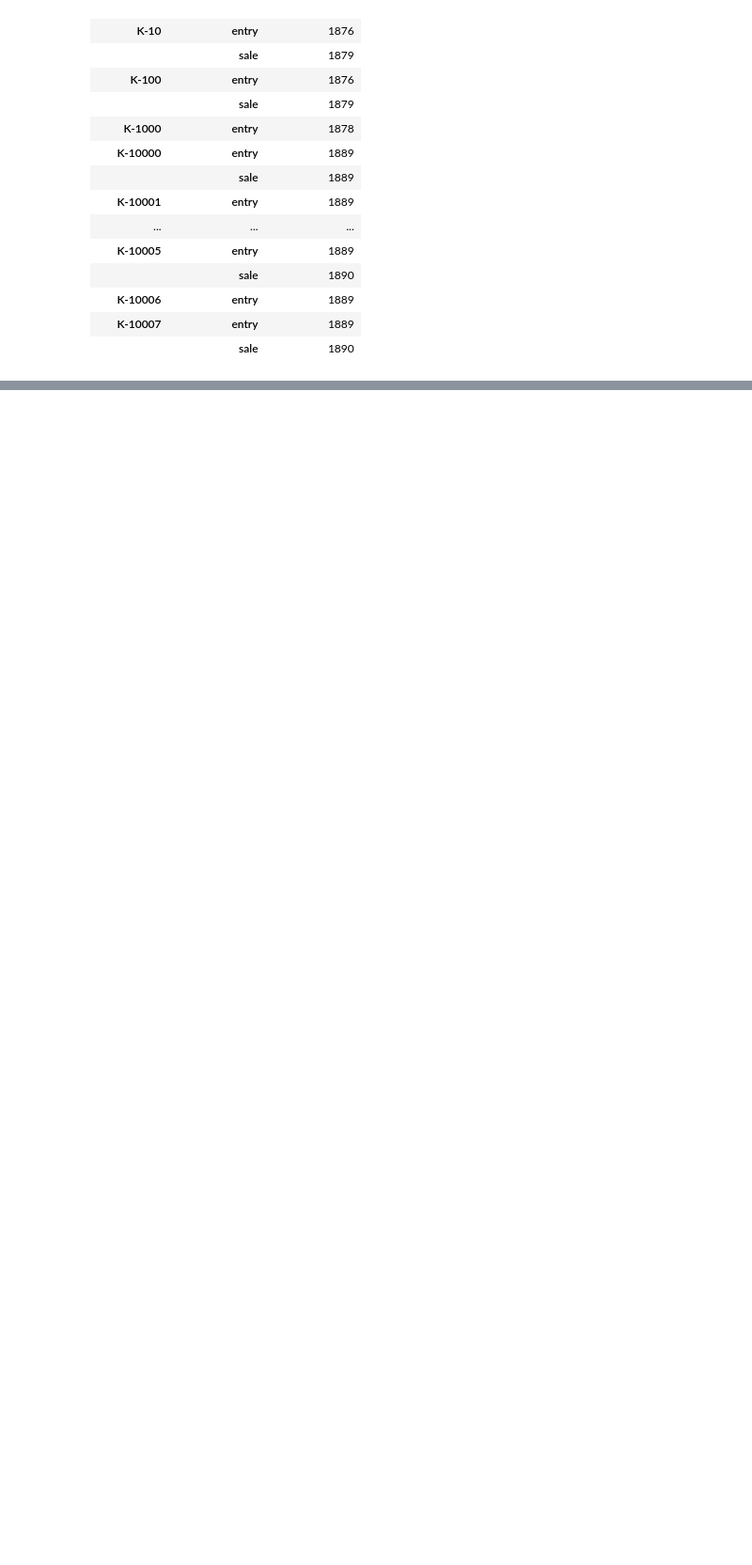
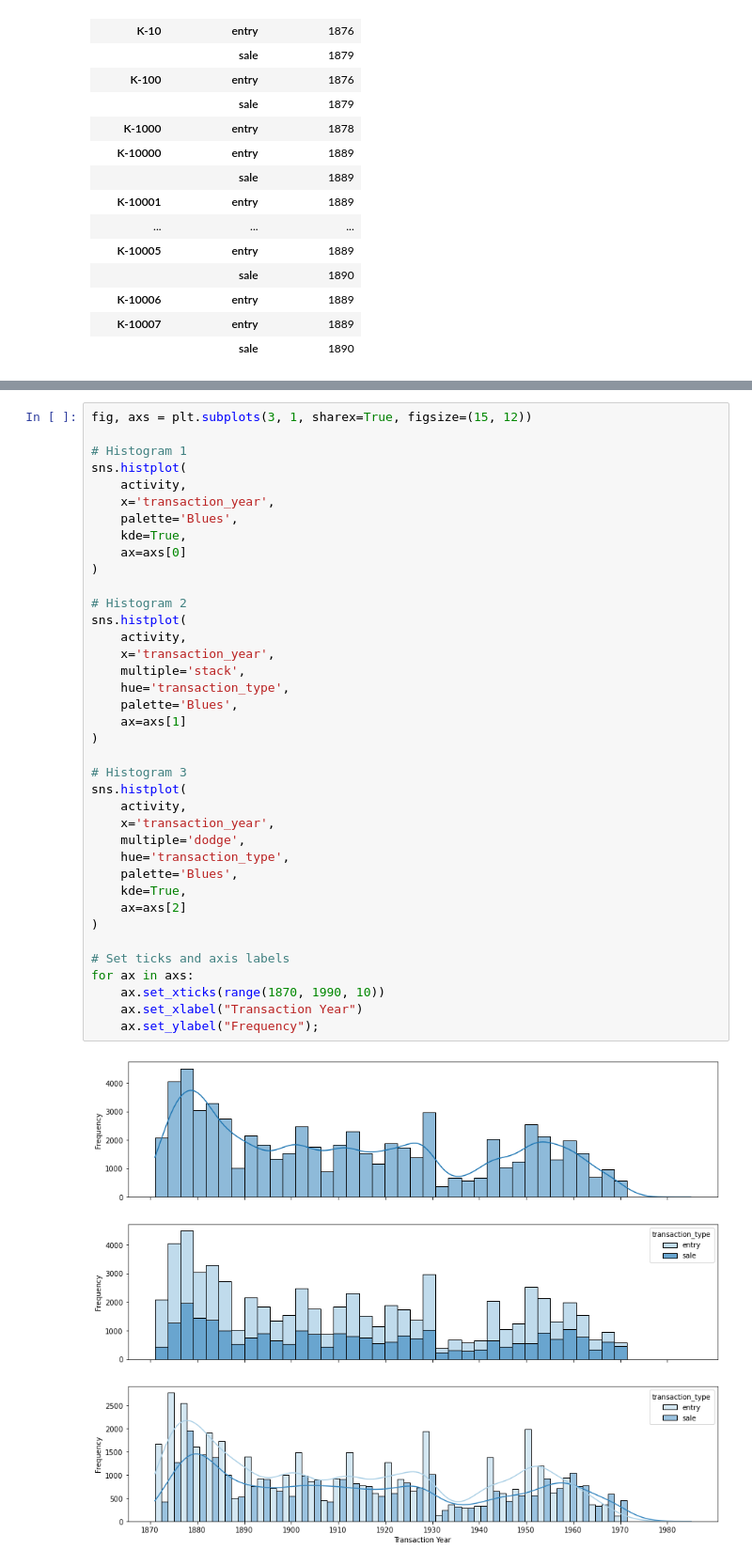
Before and after one commit to zrottman/data-exploration, a Jupyter notebook: knoedler/knoedler_01_active-years.ipynb, the cells around one changed output, grey strips where cells are left out. Shown: that part at 94% size. Drawn from its saved outputs; the diff is of its cells as text; blank space fills up the shorter version.

```diff
--- a/knoedler/knoedler_01_active-years.ipynb
+++ b/knoedler/knoedler_01_active-years.ipynb
@@ -221 +175,41 @@ plt.ylabel("Freequency");
+# %%
+fig, axs = plt.subplots(3, 1, sharex=True, figsize=(15, 12))
+
+# Histogram 1
+sns.histplot(
+    activity,
+    x='transaction_year',
+    palette='Blues',
+    kde=True,
+    ax=axs[0]
+)
+
+# Histogram 2
+sns.histplot(
+    activity,
+    x='transaction_year',
+    multiple='stack',
+    hue='transaction_type',
+    palette='Blues',
+    ax=axs[1]
+)
+
+# Histogram 3
+sns.histplot(
+    activity,
+    x='transaction_year',
+    multiple='dodge',
+    hue='transaction_type',
+    palette='Blues',
+    kde=True,
+    ax=axs[2]
+)
+
+# Set ticks and axis labels
+for ax in axs:
+    ax.set_xticks(range(1870, 1990, 10))
+    ax.set_xlabel("Transaction Year")
+    ax.set_ylabel("Frequency");
+# %% [output]
+[figure, added]
 # %% [markdown]
```
Also changed, not shown: parts of 15 cells of this notebook.
